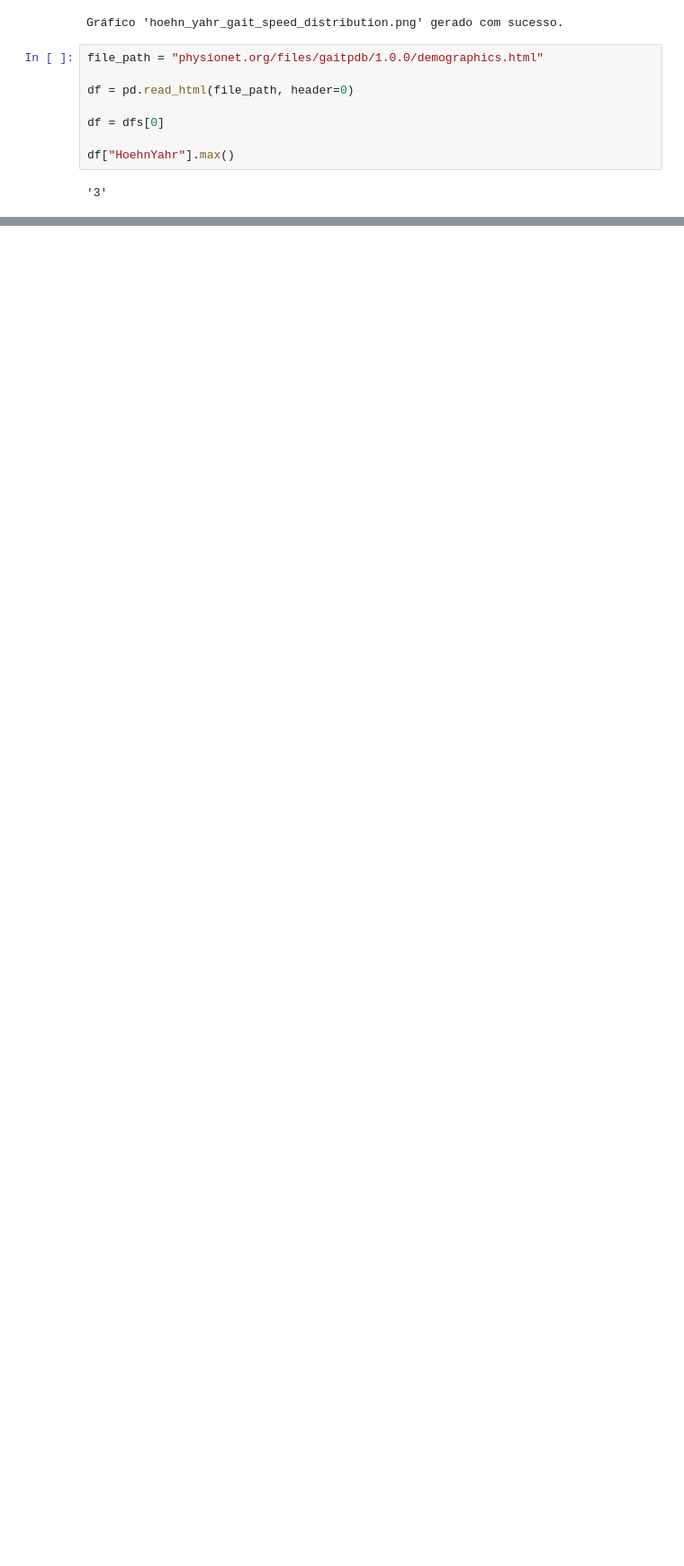
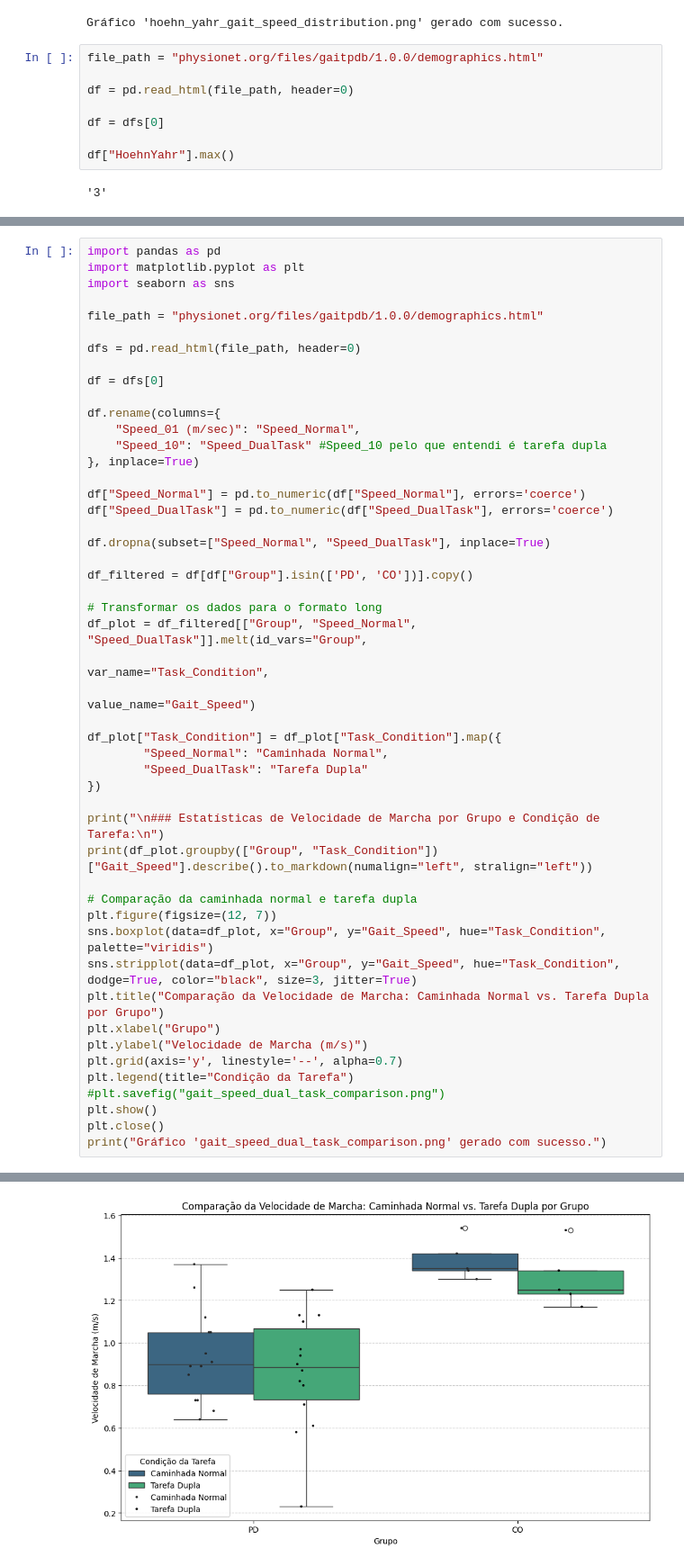
Before and after one commit to saraiva142/tcc, a Jupyter notebook: AnáliseExploratóriaTCC.ipynb, the cells around one changed output, grey strips where cells are left out. Shown at 90% size. Drawn from its saved outputs; the diff is of its cells as text; blank space fills up the shorter version.

Commit message:
Comparação da Velocidade de Marcha: Caminhada Normal vs. Tarefa Dupla por Grupo

```diff
--- a/AnáliseExploratóriaTCC.ipynb
+++ b/AnáliseExploratóriaTCC.ipynb
@@ -374,0 +377,50 @@ df["HoehnYahr"].max()
+# %%
+import pandas as pd
+import matplotlib.pyplot as plt
+import seaborn as sns
+
+file_path = "physionet.org/files/gaitpdb/1.0.0/demographics.html"
+
+dfs = pd.read_html(file_path, header=0)
+
+df = dfs[0]
+
+df.rename(columns={
+    "Speed_01 (m/sec)": "Speed_Normal",
+    "Speed_10": "Speed_DualTask" #Speed_10 pelo que entendi é tarefa dupla
+}, inplace=True)
+
+df["Speed_Normal"] = pd.to_numeric(df["Speed_Normal"], errors='coerce')
+df["Speed_DualTask"] = pd.to_numeric(df["Speed_DualTask"], errors='coerce')
+
+df.dropna(subset=["Speed_Normal", "Speed_DualTask"], inplace=True)
+
+df_filtered = df[df["Group"].isin(['PD', 'CO'])].copy()
+
+# Transformar os dados para o formato long
+df_plot = df_filtered[["Group", "Speed_Normal", "Speed_DualTask"]].melt(id_vars="Group",
+                                                                        var_name="Task_Condition",
+                                                                        value_name="Gait_Speed")
+
+df_plot["Task_Condition"] = df_plot["Task_Condition"].map({
+        "Speed_Normal": "Caminhada Normal",
+        "Speed_DualTask": "Tarefa Dupla"
+})
+
+print("\n### Estatísticas de Velocidade de Marcha por Grupo e Condição de Tarefa:\n")
+print(df_plot.groupby(["Group", "Task_Condition"])["Gait_Speed"].describe().to_markdown(numalign="left", stralign="left"))
+
+# Comparação da caminhada normal e tarefa dupla
+plt.figure(figsize=(12, 7))
+sns.boxplot(data=df_plot, x="Group", y="Gait_Speed", hue="Task_Condition", palette="viridis")
+sns.stripplot(data=df_plot, x="Group", y="Gait_Speed", hue="Task_Condition", dodge=True, color="black", size=3, jitter=True)
+plt.title("Comparação da Velocidade de Marcha: Caminhada Normal vs. Tarefa Dupla por Grupo")
+plt.xlabel("Grupo")
+plt.ylabel("Velocidade de Marcha (m/s)")
+plt.grid(axis='y', linestyle='--', alpha=0.7)
+plt.legend(title="Condição da Tarefa")
+#plt.savefig("gait_speed_dual_task_comparison.png")
+plt.show()
+plt.close()
+print("Gráfico 'gait_speed_dual_task_comparison.png' gerado com sucesso.")
+# %% [output]
@@ -374,0 +437 @@ df["HoehnYahr"].max()
+[figure, added]
```
Also changed, not shown: parts of 5 cells of this notebook.
